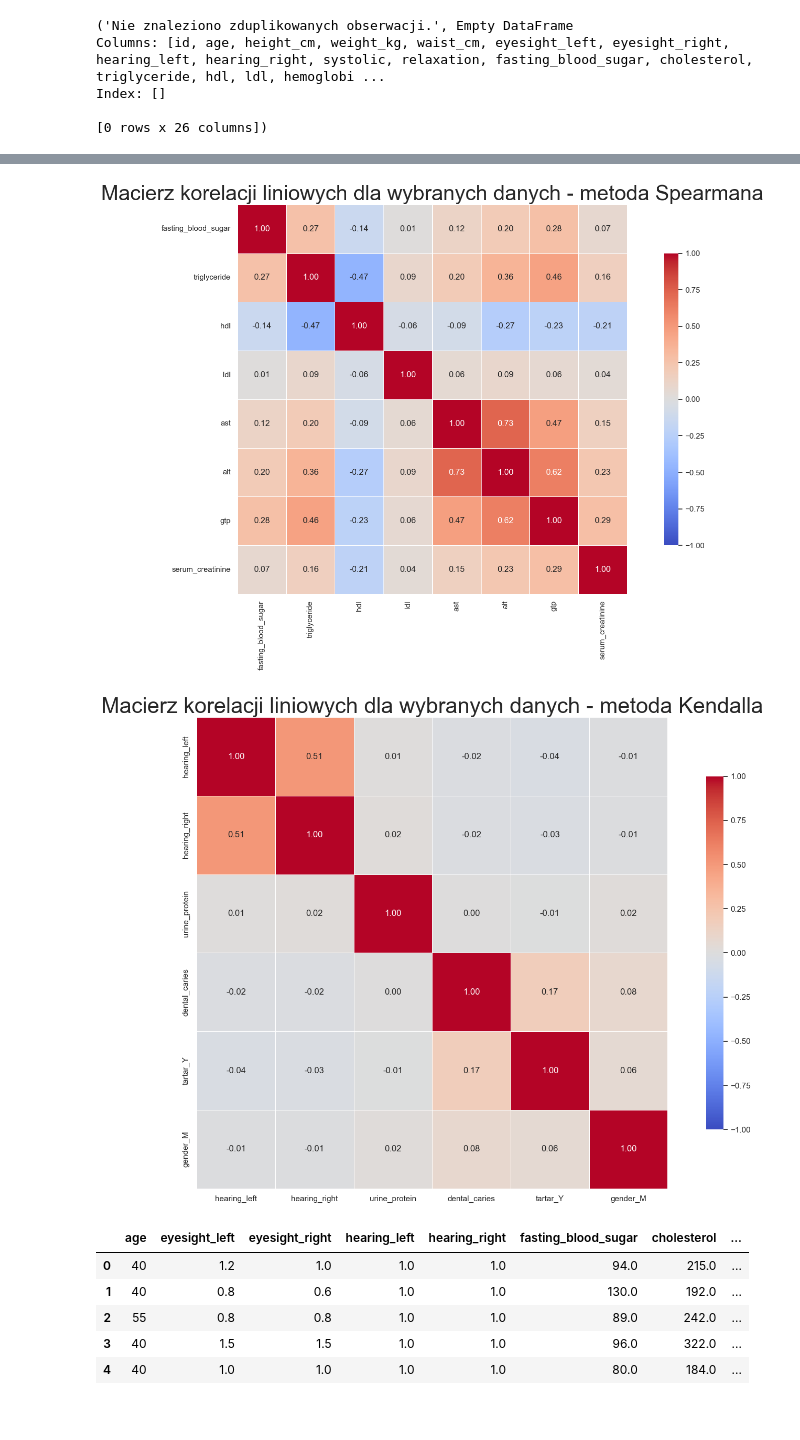
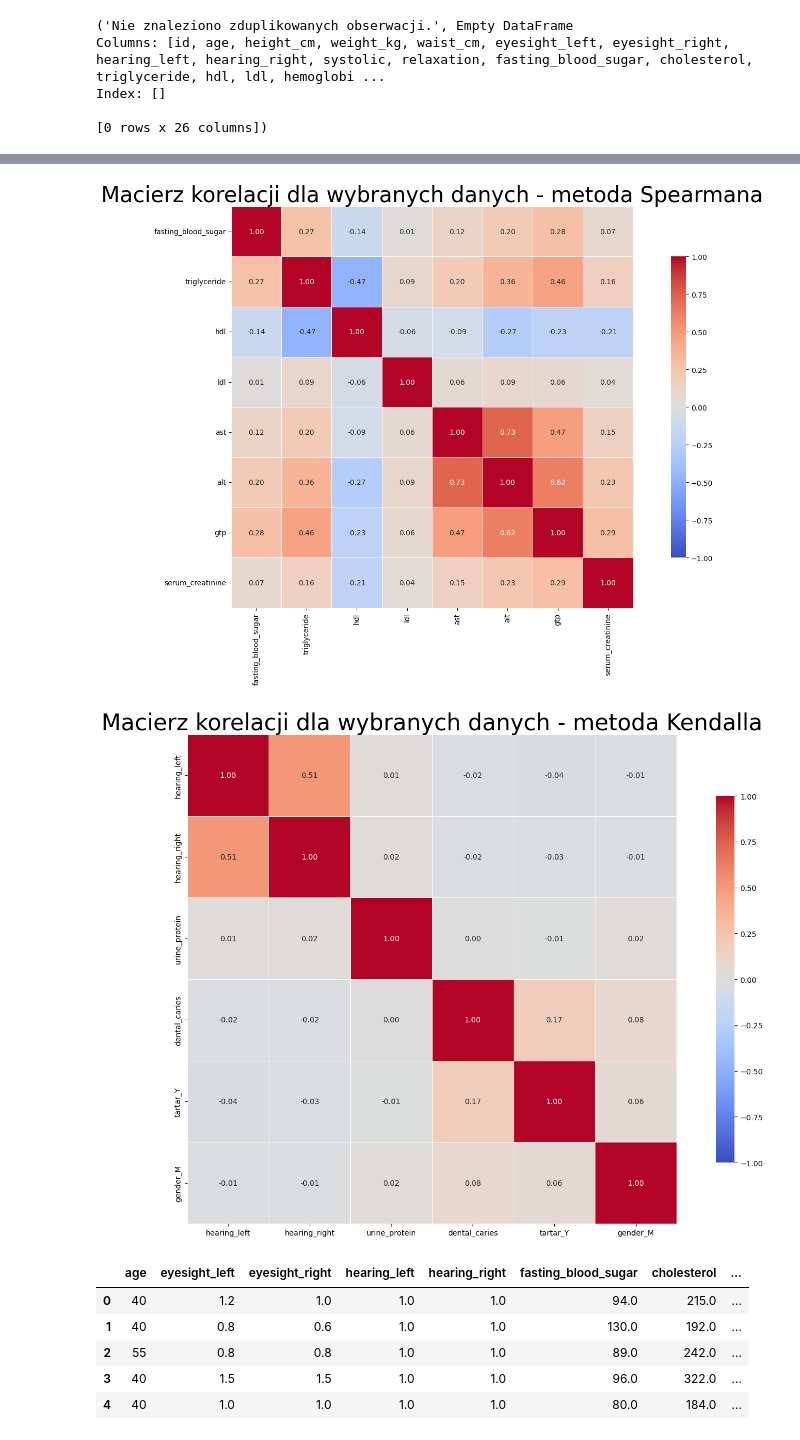
Before and after one commit to msnaspers/ml-pg2025, a Jupyter notebook: projekt_zaliczeniowy.ipynb, the cells around one changed output, grey strips where cells are left out. Drawn from its saved outputs; the diff is of its cells as text; code cells hidden in the pictures.

```diff
--- a/projekt_zaliczeniowy.ipynb
+++ b/projekt_zaliczeniowy.ipynb
@@ -305,11 +306,11 @@ generate_correlation_matrix(df[pearson_vars], method='pearson', title='Macierz k
 # %%
-generate_correlation_matrix(df[spearman_vars], method='spearman', title='Macierz korelacji liniowych dla wybranych danych - metoda Spearmana')
+generate_correlation_matrix(df[spearman_vars], method='spearman', title='Macierz korelacji dla wybranych danych - metoda Spearmana')
 # %% [output]
-[figure, old version]
+[figure, new version]
 # %%
-generate_correlation_matrix(df[kendall_vars], method='kendall', title='Macierz korelacji liniowych dla wybranych danych - metoda Kendalla')
+generate_correlation_matrix(df[kendall_vars], method='kendall', title='Macierz korelacji dla wybranych danych - metoda Kendalla')
 # %% [output]
-[figure, old version]
+[figure, new version]
 # %%
 df["systolic_relaxation_multiplication"] = (df["systolic"] * df["relaxation"]) ** 2
 cols_to_drop = ['relaxation', 'systolic']
```
Also changed, not shown: parts of 15 cells of this notebook, 1 other file.
